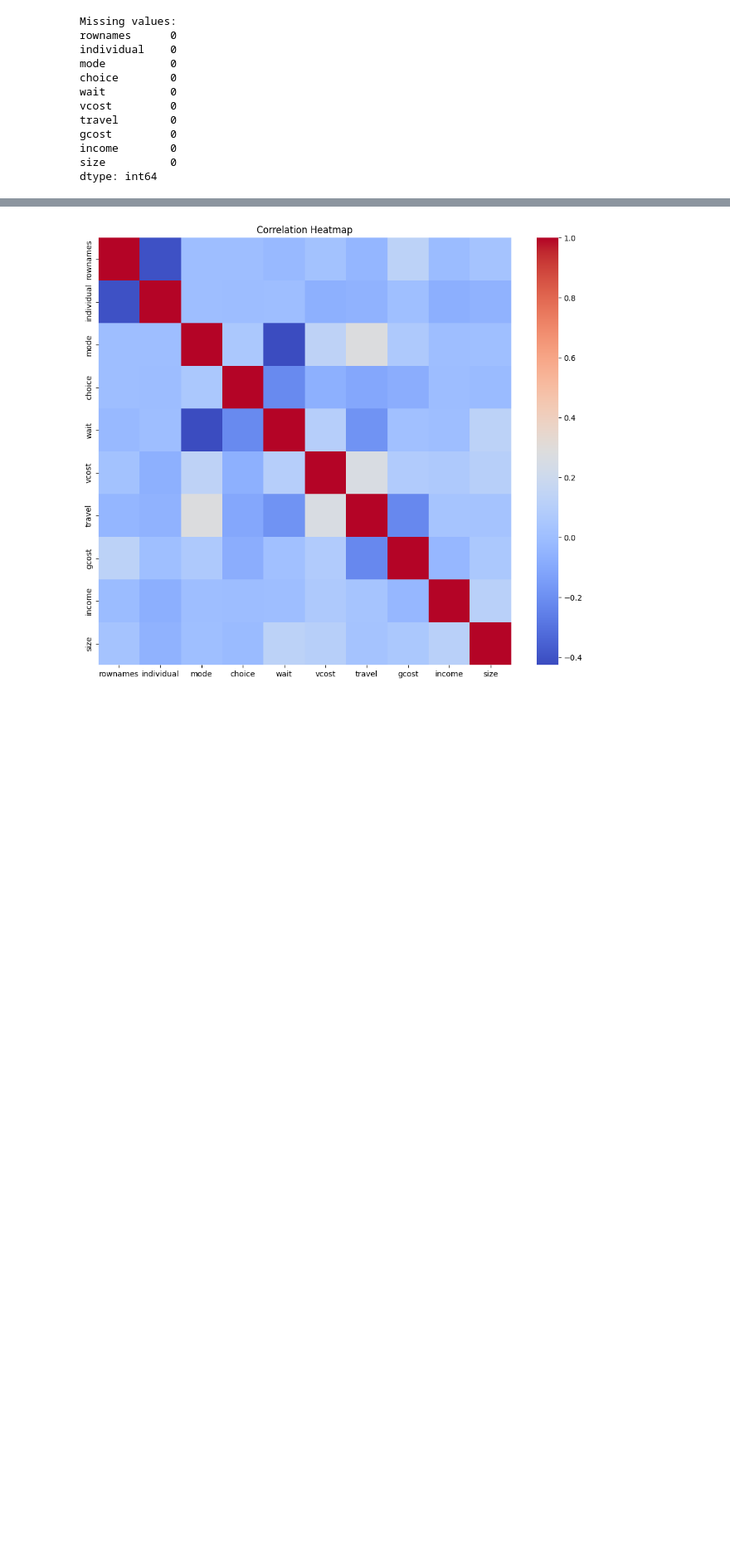
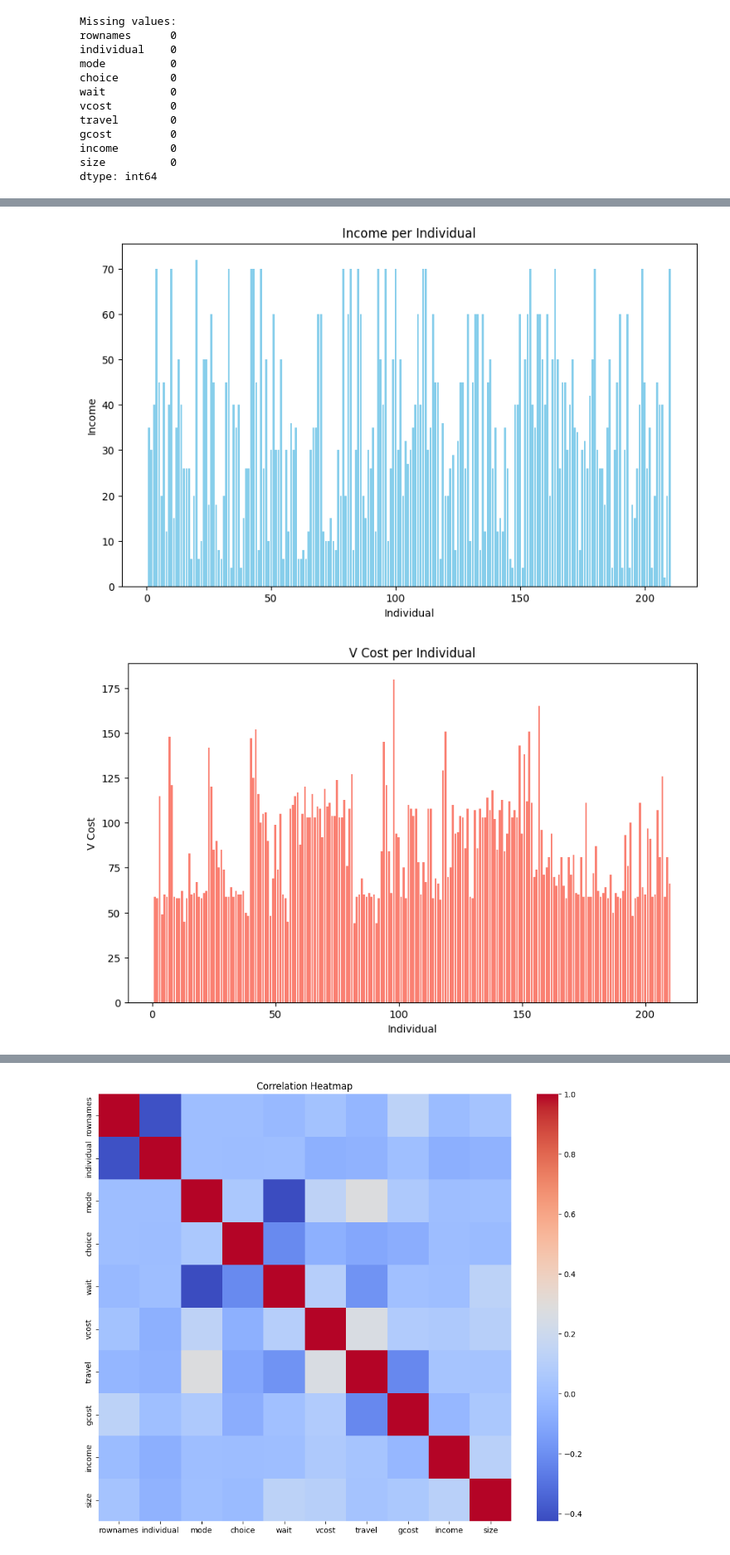
Before and after one commit to devJos77/chat_app, a Jupyter notebook: eda_theory_da.ipynb, the cells around one changed output, grey strips where cells are left out. Shown at 83% size. Saved outputs shown, nothing was run; the diff lists cells and outputs as text; code cells hidden in the pictures; blank space fills up the shorter version.

```diff
--- a/eda_theory_da.ipynb
+++ b/eda_theory_da.ipynb
@@ -146,0 +145,34 @@ plt.show()
+# %%
+import pandas as pd
+import matplotlib.pyplot as plt
+
+# Load the dataset
+url = "https://raw.githubusercontent.com/salemprakash/EDA/main/Data/TravelMode.csv"
+df = pd.read_csv(url)
+
+# Bar plot between 'individual' and 'income'
+plt.figure(figsize=(10, 6))
+plt.bar(df['individual'], df['income'], color='skyblue')
+plt.xlabel('Individual')
+plt.ylabel('Income')
+plt.title('Income per Individual')
+plt.show()
+
+# Bar plot between 'individual' and 'vcost'
+plt.figure(figsize=(10, 6))
+plt.bar(df['individual'], df['vcost'], color='salmon')
+plt.xlabel('Individual')
+plt.ylabel('V Cost')
+plt.title('V Cost per Individual')
+plt.show()
+
+# Bar plot between 'individual' and 'gcost'
+plt.figure(figsize=(10, 6))
+plt.bar(df['individual'], df['gcost'], color='lightgreen')
+plt.xlabel('Individual')
+plt.ylabel('G Cost')
+plt.title('G Cost per Individual')
+plt.show()
+# %% [output]
+[figure, added]
+[figure, added]
```
Also changed, not shown: parts of 22 cells of this notebook.
